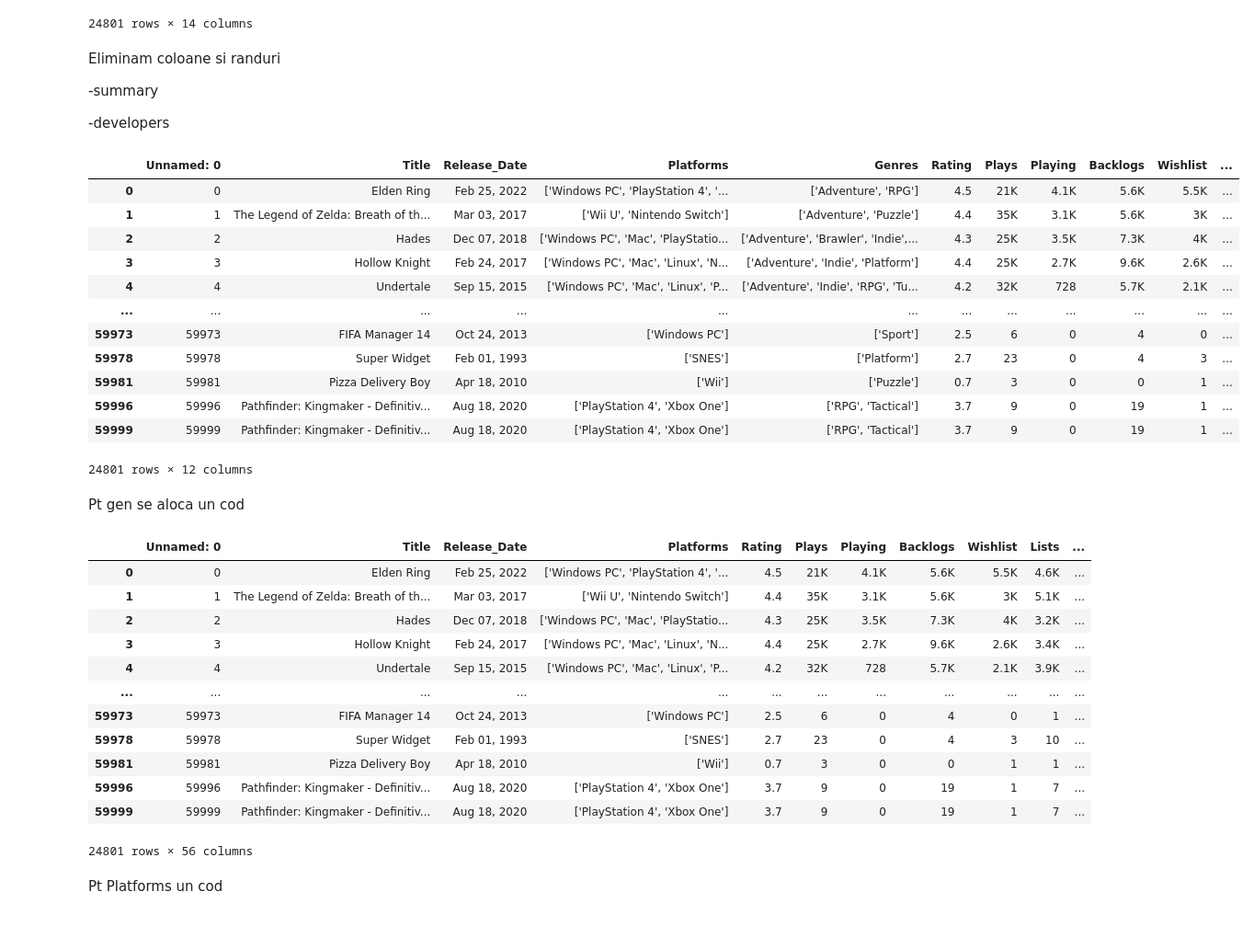
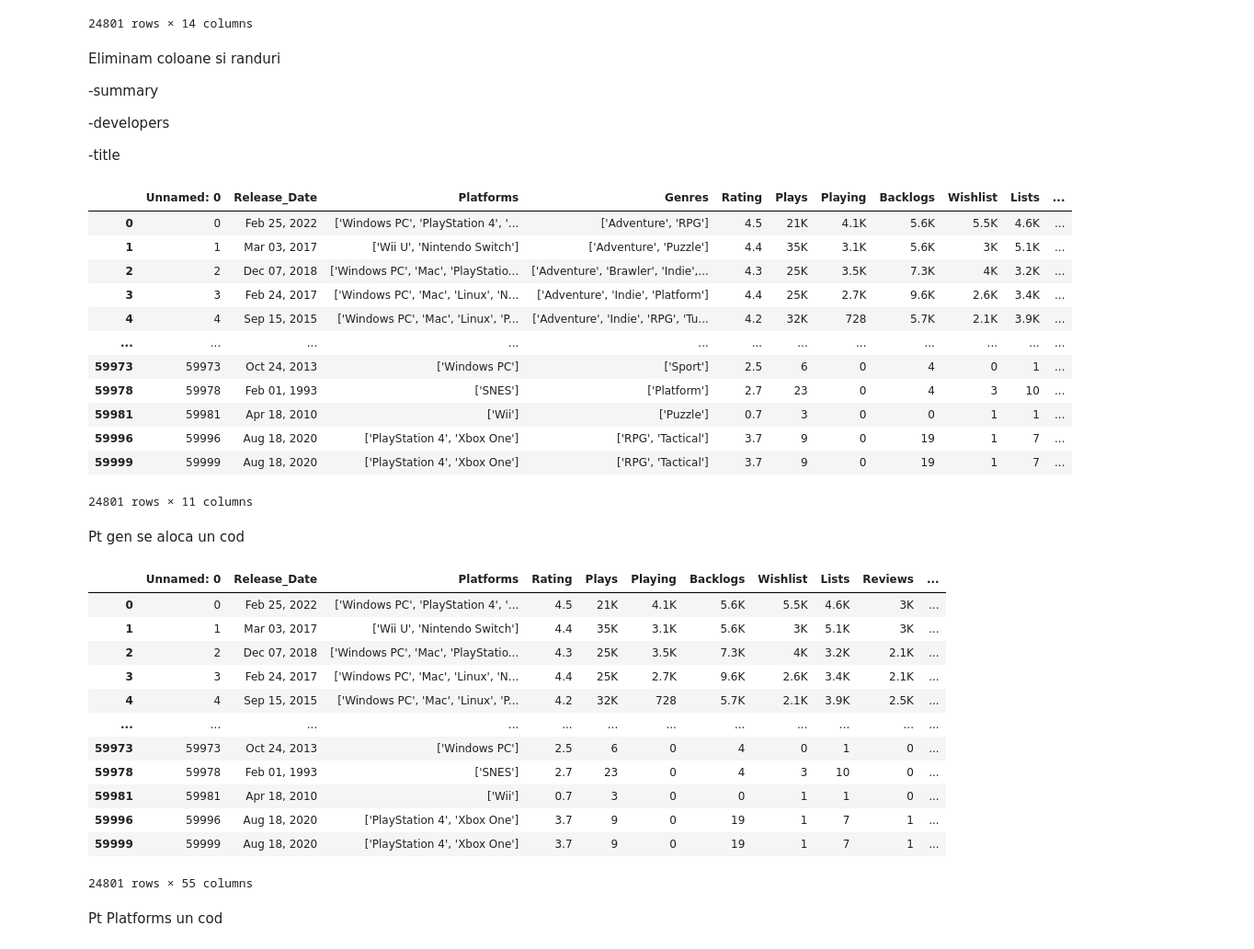
Before and after one commit to Catalinaqk/PopularVideoGamess, a Jupyter notebook: PopularGames.ipynb, the cells around one changed output. Shown: that part at 92% size. Cells and saved outputs as stored; diff of their text form; code cells hidden in the pictures.

```diff
--- a/PopularGames.ipynb
+++ b/PopularGames.ipynb
@@ -108,23 +110,25 @@ Eliminam coloane si randuri
 -summary
 
 -developers
+
+-title
 # %%
-db = db.drop(['Summary', 'Developers'], axis=1, errors='ignore')
+db = db.drop(['Summary', 'Developers', 'Title'], axis=1, errors='ignore')
 db
 # %% [output]
-|  | Unnamed: 0 | Title | Release_Date | Platforms | Genres | Rating | Plays | Playing | Backlogs | Wishlist | ... |
-| 0 | 0 | Elden Ring | Feb 25, 2022 | ['Windows PC', 'PlayStation 4', '... | ['Adventure', 'RPG'] | 4.5 | 21K | 4.1K | 5.6K | 5.5K | ... |
-| 1 | 1 | The Legend of Zelda: Breath of th... | Mar 03, 2017 | ['Wii U', 'Nintendo Switch'] | ['Adventure', 'Puzzle'] | 4.4 | 35K | 3.1K | 5.6K | 3K | ... |
-| 2 | 2 | Hades | Dec 07, 2018 | ['Windows PC', 'Mac', 'PlayStatio... | ['Adventure', 'Brawler', 'Indie',... | 4.3 | 25K | 3.5K | 7.3K | 4K | ... |
-| 3 | 3 | Hollow Knight | Feb 24, 2017 | ['Windows PC', 'Mac', 'Linux', 'N... | ['Adventure', 'Indie', 'Platform'] | 4.4 | 25K | 2.7K | 9.6K | 2.6K | ... |
-| 4 | 4 | Undertale | Sep 15, 2015 | ['Windows PC', 'Mac', 'Linux', 'P... | ['Adventure', 'Indie', 'RPG', 'Tu... | 4.2 | 32K | 728 | 5.7K | 2.1K | ... |
+|  | Unnamed: 0 | Release_Date | Platforms | Genres | Rating | Plays | Playing | Backlogs | Wishlist | Lists | ... |
+| 0 | 0 | Feb 25, 2022 | ['Windows PC', 'PlayStation 4', '... | ['Adventure', 'RPG'] | 4.5 | 21K | 4.1K | 5.6K | 5.5K | 4.6K | ... |
+| 1 | 1 | Mar 03, 2017 | ['Wii U', 'Nintendo Switch'] | ['Adventure', 'Puzzle'] | 4.4 | 35K | 3.1K | 5.6K | 3K | 5.1K | ... |
+| 2 | 2 | Dec 07, 2018 | ['Windows PC', 'Mac', 'PlayStatio... | ['Adventure', 'Brawler', 'Indie',... | 4.3 | 25K | 3.5K | 7.3K | 4K | 3.2K | ... |
+| 3 | 3 | Feb 24, 2017 | ['Windows PC', 'Mac', 'Linux', 'N... | ['Adventure', 'Indie', 'Platform'] | 4.4 | 25K | 2.7K | 9.6K | 2.6K | 3.4K | ... |
+| 4 | 4 | Sep 15, 2015 | ['Windows PC', 'Mac', 'Linux', 'P... | ['Adventure', 'Indie', 'RPG', 'Tu... | 4.2 | 32K | 728 | 5.7K | 2.1K | 3.9K | ... |
 | ... | ... | ... | ... | ... | ... | ... | ... | ... | ... | ... | ... |
-| 59973 | 59973 | FIFA Manager 14 | Oct 24, 2013 | ['Windows PC'] | ['Sport'] | 2.5 | 6 | 0 | 4 | 0 | ... |
-| 59978 | 59978 | Super Widget | Feb 01, 1993 | ['SNES'] | ['Platform'] | 2.7 | 23 | 0 | 4 | 3 | ... |
-| 59981 | 59981 | Pizza Delivery Boy | Apr 18, 2010 | ['Wii'] | ['Puzzle'] | 0.7 | 3 | 0 | 0 | 1 | ... |
-| 59996 | 59996 | Pathfinder: Kingmaker - Definitiv... | Aug 18, 2020 | ['PlayStation 4', 'Xbox One'] | ['RPG', 'Tactical'] | 3.7 | 9 | 0 | 19 | 1 | ... |
-| 59999 | 59999 | Pathfinder: Kingmaker - Definitiv... | Aug 18, 2020 | ['PlayStation 4', 'Xbox One'] | ['RPG', 'Tactical'] | 3.7 | 9 | 0 | 19 | 1 | ... |
+| 59973 | 59973 | Oct 24, 2013 | ['Windows PC'] | ['Sport'] | 2.5 | 6 | 0 | 4 | 0 | 1 | ... |
+| 59978 | 59978 | Feb 01, 1993 | ['SNES'] | ['Platform'] | 2.7 | 23 | 0 | 4 | 3 | 10 | ... |
+| 59981 | 59981 | Apr 18, 2010 | ['Wii'] | ['Puzzle'] | 0.7 | 3 | 0 | 0 | 1 | 1 | ... |
+| 59996 | 59996 | Aug 18, 2020 | ['PlayStation 4', 'Xbox One'] | ['RPG', 'Tactical'] | 3.7 | 9 | 0 | 19 | 1 | 7 | ... |
+| 59999 | 59999 | Aug 18, 2020 | ['PlayStation 4', 'Xbox One'] | ['RPG', 'Tactical'] | 3.7 | 9 | 0 | 19 | 1 | 7 | ... |
-24801 rows × 12 columns
+24801 rows × 11 columns
 # %% [markdown]
 Pt gen se aloca un cod
 # %%
@@ -146,19 +150,19 @@ db.drop(columns=['Genres'], inplace=True)
 # Afișarea DataFrame-ului rezultat
 db
 # %% [output]
-|  | Unnamed: 0 | Title | Release_Date | Platforms | Rating | Plays | Playing | Backlogs | Wishlist | Lists | ... |
-| 0 | 0 | Elden Ring | Feb 25, 2022 | ['Windows PC', 'PlayStation 4', '... | 4.5 | 21K | 4.1K | 5.6K | 5.5K | 4.6K | ... |
-| 1 | 1 | The Legend of Zelda: Breath of th... | Mar 03, 2017 | ['Wii U', 'Nintendo Switch'] | 4.4 | 35K | 3.1K | 5.6K | 3K | 5.1K | ... |
-| 2 | 2 | Hades | Dec 07, 2018 | ['Windows PC', 'Mac', 'PlayStatio... | 4.3 | 25K | 3.5K | 7.3K | 4K | 3.2K | ... |
-| 3 | 3 | Hollow Knight | Feb 24, 2017 | ['Windows PC', 'Mac', 'Linux', 'N... | 4.4 | 25K | 2.7K | 9.6K | 2.6K | 3.4K | ... |
-| 4 | 4 | Undertale | Sep 15, 2015 | ['Windows PC', 'Mac', 'Linux', 'P... | 4.2 | 32K | 728 | 5.7K | 2.1K | 3.9K | ... |
+|  | Unnamed: 0 | Release_Date | Platforms | Rating | Plays | Playing | Backlogs | Wishlist | Lists | Reviews | ... |
+| 0 | 0 | Feb 25, 2022 | ['Windows PC', 'PlayStation 4', '... | 4.5 | 21K | 4.1K | 5.6K | 5.5K | 4.6K | 3K | ... |
+| 1 | 1 | Mar 03, 2017 | ['Wii U', 'Nintendo Switch'] | 4.4 | 35K | 3.1K | 5.6K | 3K | 5.1K | 3K | ... |
+| 2 | 2 | Dec 07, 2018 | ['Windows PC', 'Mac', 'PlayStatio... | 4.3 | 25K | 3.5K | 7.3K | 4K | 3.2K | 2.1K | ... |
+| 3 | 3 | Feb 24, 2017 | ['Windows PC', 'Mac', 'Linux', 'N... | 4.4 | 25K | 2.7K | 9.6K | 2.6K | 3.4K | 2.1K | ... |
+| 4 | 4 | Sep 15, 2015 | ['Windows PC', 'Mac', 'Linux', 'P... | 4.2 | 32K | 728 | 5.7K | 2.1K | 3.9K | 2.5K | ... |
 | ... | ... | ... | ... | ... | ... | ... | ... | ... | ... | ... | ... |
-| 59973 | 59973 | FIFA Manager 14 | Oct 24, 2013 | ['Windows PC'] | 2.5 | 6 | 0 | 4 | 0 | 1 | ... |
-| 59978 | 59978 | Super Widget | Feb 01, 1993 | ['SNES'] | 2.7 | 23 | 0 | 4 | 3 | 10 | ... |
-| 59981 | 59981 | Pizza Delivery Boy | Apr 18, 2010 | ['Wii'] | 0.7 | 3 | 0 | 0 | 1 | 1 | ... |
-| 59996 | 59996 | Pathfinder: Kingmaker - Definitiv... | Aug 18, 2020 | ['PlayStation 4', 'Xbox One'] | 3.7 | 9 | 0 | 19 | 1 | 7 | ... |
-| 59999 | 59999 | Pathfinder: Kingmaker - Definitiv... | Aug 18, 2020 | ['PlayStation 4', 'Xbox One'] | 3.7 | 9 | 0 | 19 | 1 | 7 | ... |
+| 59973 | 59973 | Oct 24, 2013 | ['Windows PC'] | 2.5 | 6 | 0 | 4 | 0 | 1 | 0 | ... |
+| 59978 | 59978 | Feb 01, 1993 | ['SNES'] | 2.7 | 23 | 0 | 4 | 3 | 10 | 0 | ... |
+| 59981 | 59981 | Apr 18, 2010 | ['Wii'] | 0.7 | 3 | 0 | 0 | 1 | 1 | 0 | ... |
+| 59996 | 59996 | Aug 18, 2020 | ['PlayStation 4', 'Xbox One'] | 3.7 | 9 | 0 | 19 | 1 | 7 | 1 | ... |
+| 59999 | 59999 | Aug 18, 2020 | ['PlayStation 4', 'Xbox One'] | 3.7 | 9 | 0 | 19 | 1 | 7 | 1 | ... |
-24801 rows × 56 columns
+24801 rows × 55 columns
 # %% [markdown]
 Pt Platforms un cod
 # %%
```
Also changed, not shown: parts of 31 cells of this notebook.
